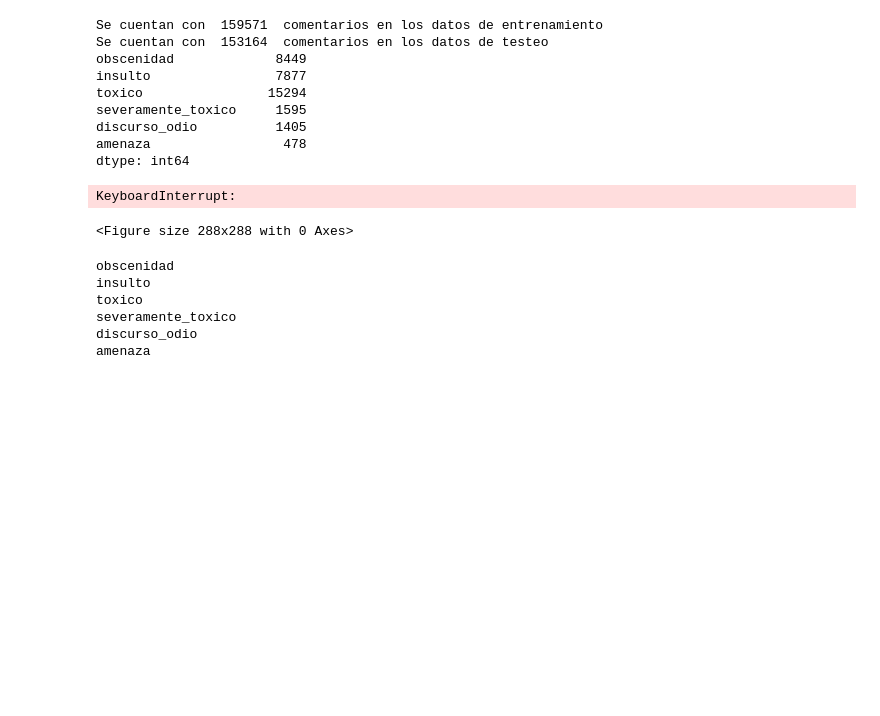
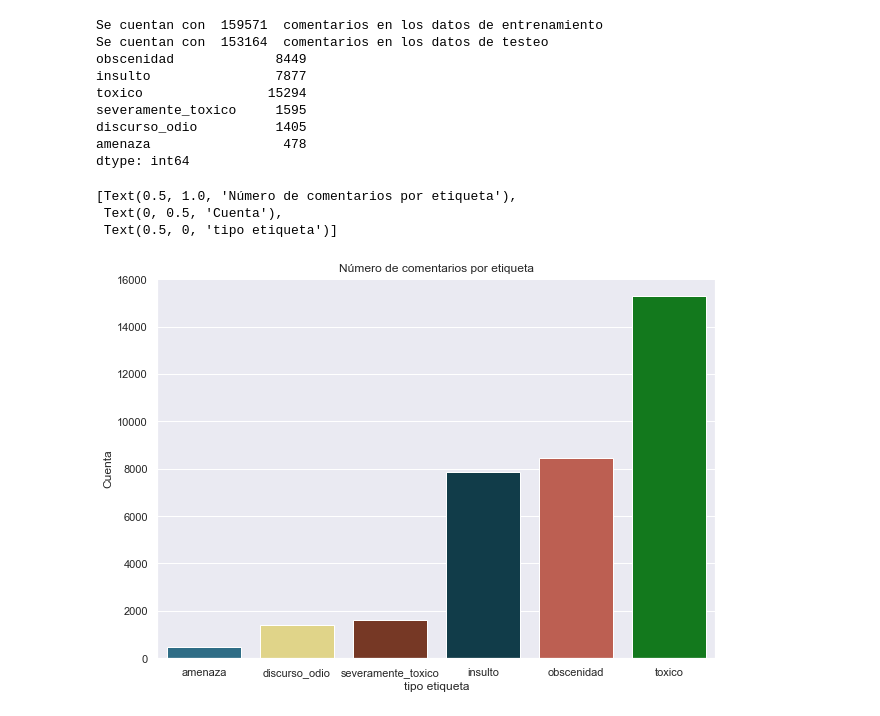
Before and after one commit to luisenerio/ProcesamientoDatosLuisLopezNerio1487280, a Jupyter notebook: Miniproyecto/Miniproyecto.ipynb, the cells around one changed output. Cells and saved outputs as stored; diff of their text form; code cells hidden in the pictures; blank space fills up the shorter version.

```diff
--- a/Miniproyecto/Miniproyecto.ipynb
+++ b/Miniproyecto/Miniproyecto.ipynb
@@ -83,25 +85,18 @@ severamente_toxico     1595
 discurso_odio          1405
 amenaza                 478
 dtype: int64
-# %%
-etiqueta='toxico'
-plt.figure(figsize=(4,4))
-filtered_data = Train_df[Train_df[etiqueta]==1]
-corpus = filtered_data["comment_text"]
-result = ""
-for sentence in corpus:
-    result += sentence + " "
-    result = result.lower()
-# %% [output]
-KeyboardInterrupt:
-<Figure size 288x288 with 0 Axes>
-# %%
-for etiqueta in cols_target:
-    print(etiqueta)
-# %% [output]
-obscenidad
-insulto
-toxico
-severamente_toxico
-discurso_odio
-amenaza
+# %%
+d = pd.DataFrame( Train_df[cols_target].sum())
+d = d.reset_index()
+d =d.rename(columns={'index':'Etiqueta', 0:'Cuenta'})
+
+
+fig = plt.figure(figsize = (10,7))
+ax = sns.barplot(data =d, x = 'Etiqueta', y = 'Cuenta',
+palette=['#207394','#eede7b', '#833118','#084152','#cd5241','#028A0F'],order =['amenaza','discurso_odio','severamente_toxico', 'insulto', 'obscenidad', 'toxico'])
+ax.set( title = "Número de comentarios por etiqueta", ylabel = "Cuenta",xlabel='tipo etiqueta')
+# %% [output]
+[Text(0.5, 1.0, 'Número de comentarios por etiqueta'),
+ Text(0, 0.5, 'Cuenta'),
+ Text(0.5, 0, 'tipo etiqueta')]
+[figure, added]
```
Also changed, not shown: parts of 4 cells of this notebook.
